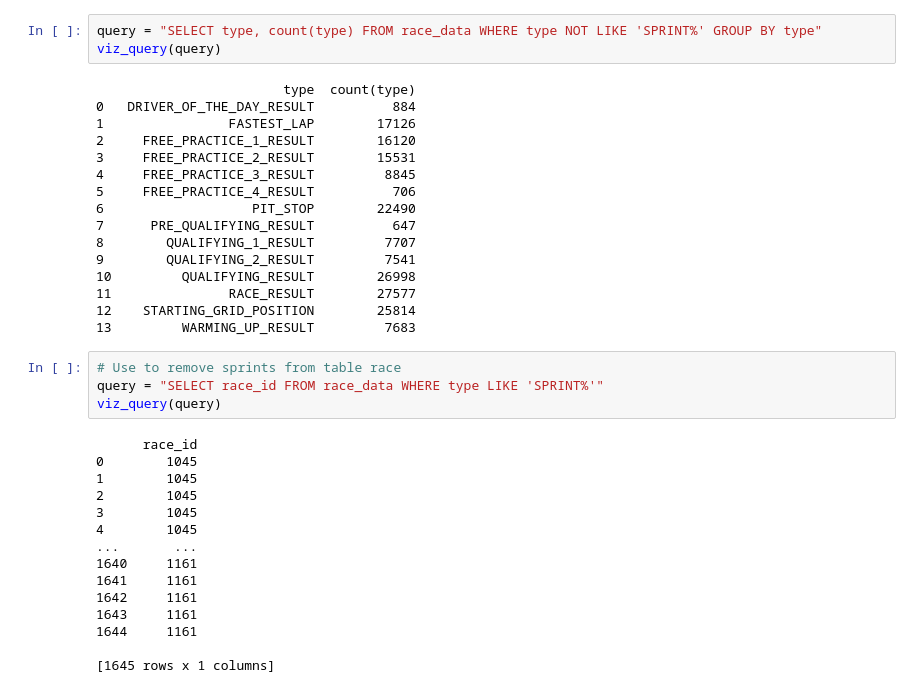
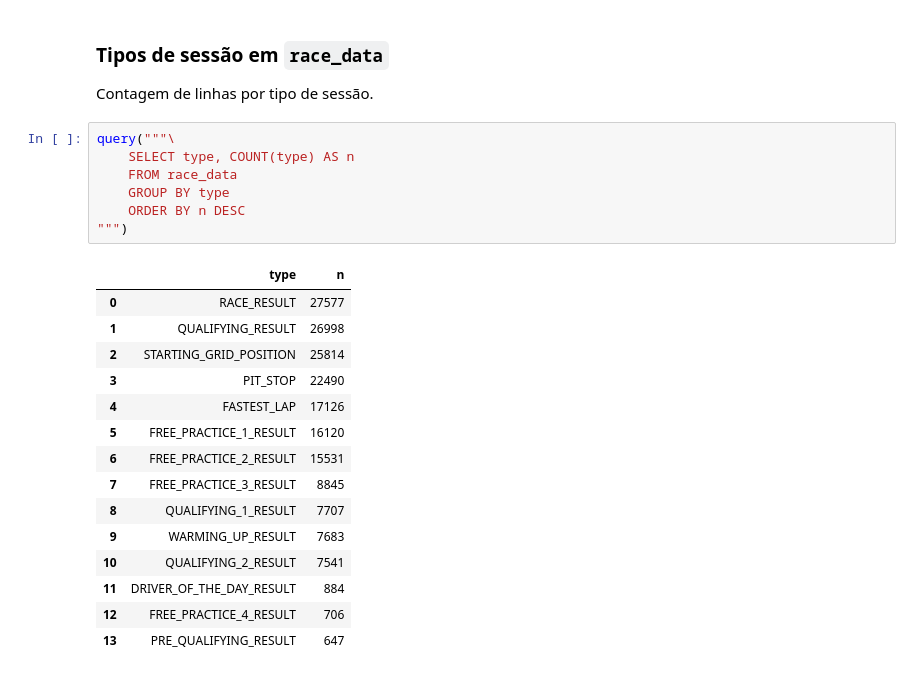
Before and after one commit to MintzyG/DataAnalytics, a Jupyter notebook: DataScience.ipynb, the cells around one changed output. Drawn from its saved outputs; the diff is of its cells as text.

Commit message:
Reorganizaçao do notebook, e limpeza de sprints

```diff
--- a/DataScience.ipynb
+++ b/DataScience.ipynb
@@ -101,38 +399,27 @@ def viz_query(query):
+# %% [markdown]
+### Tipos de sessão em `race_data`
+
+Contagem de linhas por tipo de sessão.
 # %%
-query = "SELECT type, count(type) FROM race_data WHERE type NOT LIKE 'SPRINT%' GROUP BY type"
-viz_query(query)
+query("""\
+    SELECT type, COUNT(type) AS n
+    FROM race_data
+    GROUP BY type
+    ORDER BY n DESC
+""")
 # %% [output]
-                        type  count(type)
-0   DRIVER_OF_THE_DAY_RESULT          884
-1                FASTEST_LAP        17126
-2     FREE_PRACTICE_1_RESULT        16120
-3     FREE_PRACTICE_2_RESULT        15531
-4     FREE_PRACTICE_3_RESULT         8845
-5     FREE_PRACTICE_4_RESULT          706
-6                   PIT_STOP        22490
-7      PRE_QUALIFYING_RESULT          647
-8        QUALIFYING_1_RESULT         7707
-9        QUALIFYING_2_RESULT         7541
-10         QUALIFYING_RESULT        26998
-11               RACE_RESULT        27577
-12    STARTING_GRID_POSITION        25814
-13         WARMING_UP_RESULT         7683
+|  | type | n |
+| 0 | RACE_RESULT | 27577 |
+| 1 | QUALIFYING_RESULT | 26998 |
+| 2 | STARTING_GRID_POSITION | 25814 |
+| 3 | PIT_STOP | 22490 |
+| 4 | FASTEST_LAP | 17126 |
+| 5 | FREE_PRACTICE_1_RESULT | 16120 |
+| 6 | FREE_PRACTICE_2_RESULT | 15531 |
+| 7 | FREE_PRACTICE_3_RESULT | 8845 |
+| 8 | QUALIFYING_1_RESULT | 7707 |
+| 9 | WARMING_UP_RESULT | 7683 |
+| 10 | QUALIFYING_2_RESULT | 7541 |
+| 11 | DRIVER_OF_THE_DAY_RESULT | 884 |
+| 12 | FREE_PRACTICE_4_RESULT | 706 |
+| 13 | PRE_QUALIFYING_RESULT | 647 |
-# %%
-# Use to remove sprints from table race
-query = "SELECT race_id FROM race_data WHERE type LIKE 'SPRINT%'"
-viz_query(query)
-# %% [output]
-      race_id
-0        1045
-1        1045
-2        1045
-3        1045
-4        1045
-...       ...
-1640     1161
-1641     1161
-1642     1161
-1643     1161
-1644     1161
-
-[1645 rows x 1 columns]
```
Also changed, not shown: parts of 27 cells of this notebook, 1 other file.
